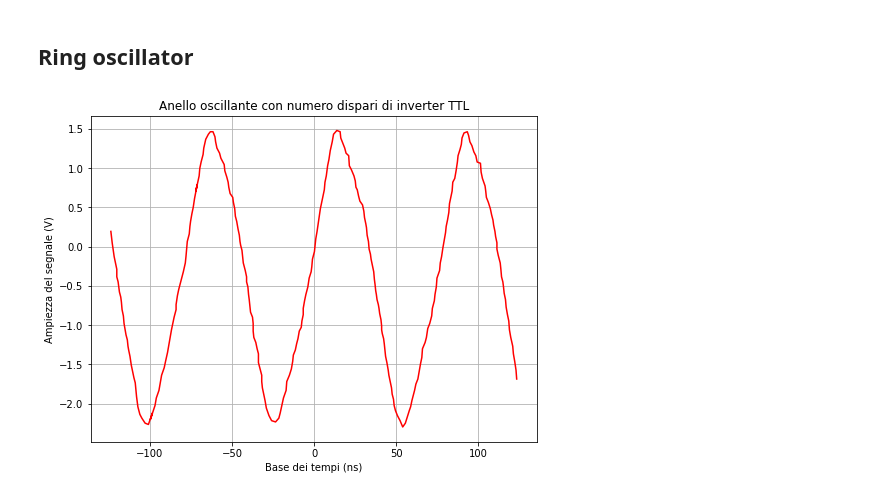
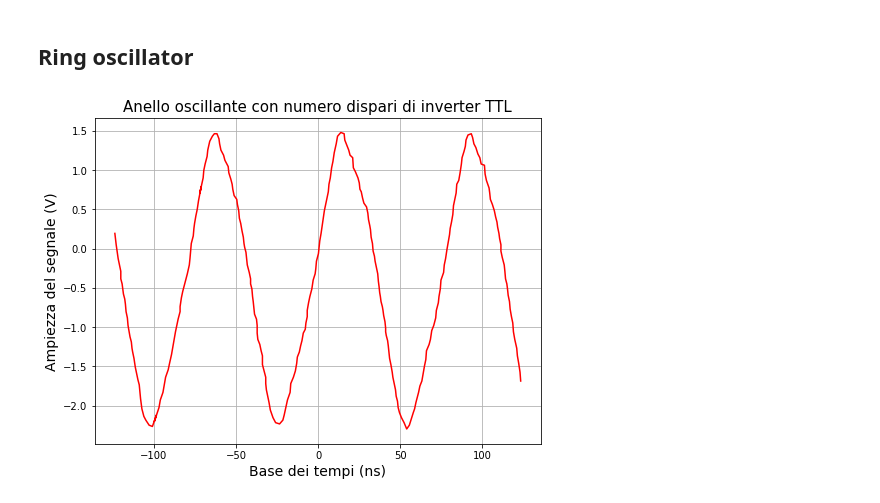
Before and after one commit to valeriopagliarino/Electronics-2021-UNITO-Public, a Jupyter notebook: analysis/1_Ring_oscillator.ipynb, the cells around one changed output. Saved outputs shown, nothing was run; the diff lists cells and outputs as text; code cells hidden in the pictures.

```diff
--- a/analysis/1_Ring_oscillator.ipynb
+++ b/analysis/1_Ring_oscillator.ipynb
@@ -125,13 +127,15 @@ sign_osc = in_osc.to_numpy().transpose()[1]
 # %%
 fig, ax = plt.subplots(figsize=(8, 6))
 ax.plot(time_osc, sign_osc, color = "red", label = "Segnale oscillante ")
-ax.set(xlabel='Base dei tempi (ns)', ylabel='Ampiezza del segnale (V)',
-       title='Anello oscillante con numero dispari di inverter TTL')
+
+plt.xlabel('Base dei tempi (ns)',fontsize=14)
+plt.ylabel('Ampiezza del segnale (V)',fontsize=14)
+plt.title('Anello oscillante con numero dispari di inverter TTL',fontsize=15)
 
 ax.grid()
-#plt.savefig(f"{OUTPUTDIR}/oscillating-ring.pdf")
+plt.savefig(f"{OUTPUTDIR}/oscillating-ring.pdf")
 # %% [output]
-[figure, old version]
+[figure, new version]
 # %%
 oscXY = pd.read_csv(f'{DATADIR}/25-10-21/XY-inVSout-NOT.csv')
 x_data = oscXY.to_numpy().transpose()[0]    #Offset traslazione canali
```
Also changed, not shown: parts of 2 cells of this notebook, 22 other files.
